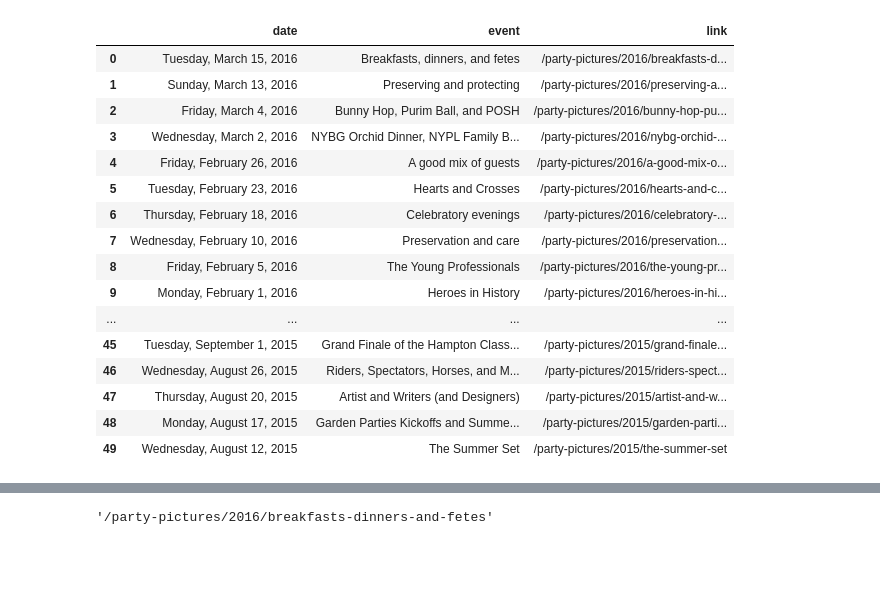
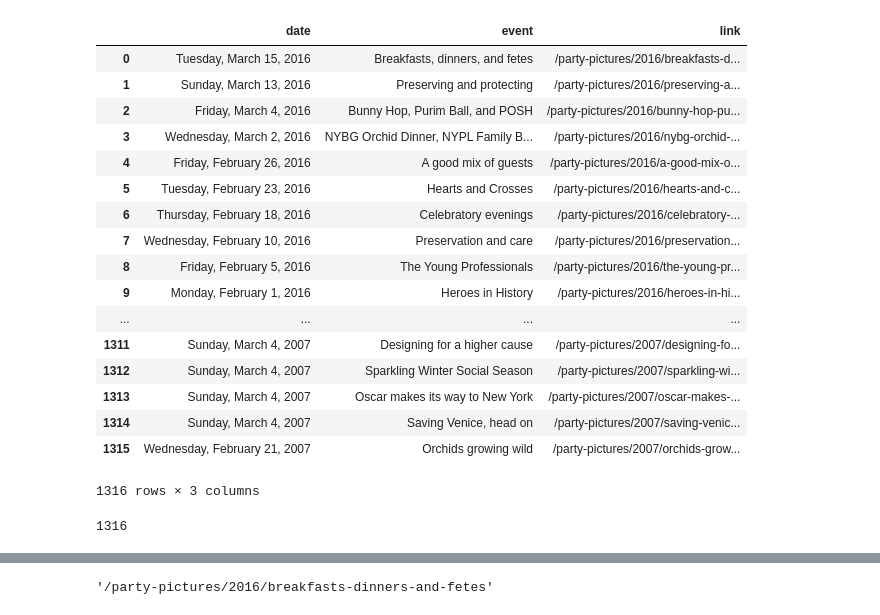
Before and after one commit to udicuty/miniprojects, a Jupyter notebook: graph.ipynb, the cells around one changed output, grey strips where cells are left out. Drawn from its saved outputs; the diff is of its cells as text; code cells hidden in the pictures; blank space fills up the shorter version.

```diff
--- a/graph.ipynb
+++ b/graph.ipynb
@@ -3,7 +3,7 @@ import requests
 #http://www.newyorksocialdiary.com/party-pictures?page=1
 url = "http://www.newyorksocialdiary.com/party-pictures"
 #response = requests.get(url, params={"limit": 1000, "offset": 0})
-response = requests.get(url)
+response = requests.get(url,params={'page':3})
 print response.url
 print response.text[:200] + "..."
 # %% [output]
@@ -34,18 +34,3 @@ print soup.prettify()
   <!-- End of StatCounter Code for Default Guide -->
  </body>
 </html>
-# %%
-import re
-re.compile("(a|div)")
-parent_div = soup.find('div', attrs={'class': 'view-content'}) #Find (at most) *one*
-
-print(parent_div.prettify())
-#a=parent_div.findAll('span')
-#print a[1]
-#tech_divs = parent_div.find_all('div', attrs={'class':'technology'})  #Find *all*
-#a=parent_div.findAll('span',attrs={'class': 'field-content'})
-#type(a)
-#firsta = parent_div[0]
-#b.select('span[class=field-content]')
-#print a[0]
-#print soup.findAll('href')
@@ -70,42 +37,46 @@ print(parent_div.prettify())
 # %%
 import pandas as pd
-parent_div = soup.select('div[class=view-content]')[0] #Find (at most) *one*
-a=parent_div.select('span[class=field-content]')
-#print a
-N=len(a)
-event=[a[i].text for i in range(N) if (i % 2)==0]
-date=[a[i].text for i in range(N) if (i % 2)==1]
-link=[a[i].select('a')[0]['href'] for i in range (N) if (i%2)==0]
+def scrap1(soup):
+    parent_div = soup.select('div[class=view-content]')[0] #Find (at most) *one*
+    a=parent_div.select('span[class=field-content]')
+    #print a
+    N=len(a)
+    event=[a[i].text for i in range(N) if (i % 2)==0]
+    date=[a[i].text for i in range(N) if (i % 2)==1]
+    link=[a[i].select('a')[0]['href'] for i in range (N) if (i%2)==0]
+    df=pd.DataFrame({'event':event,'date':date,'link':link})
+    return (df)
 
-df=pd.DataFrame({'event':event,'date':date,'link':link})
-df
-#link=[a[i]['href'] for i in range (N)]
-#link
-#print date
-#a[3].text
-#type(parent_div)
-#len(parent_div)
-#print parent_div
-#print(parent_div)
-#tech_divs = parent_div.select('span')  #Find *all*
-#print parent_div[0].select('span[class=field-content]')
-#unicode.join(u'\n',map(unicode,result))
-#print soup.findAll('href')
+
+df=pd.DataFrame(columns=['event','date','link'])
+for page in range (27):
+    response = requests.get(url,params={'page':page})
+    soup = BeautifulSoup(response.text)
+    ans=scrap1(soup)
+    df=pd.concat([df,ans])
+
+#Updating index
+df.index=range(len(df.index))
 # %% [output]
 |  | date | event | link |
 | 0 | Tuesday, March 15, 2016 | Breakfasts, dinners, and fetes | /party-pictures/2016/breakfasts-d... |
 | 1 | Sunday, March 13, 2016 | Preserving and protecting | /party-pictures/2016/preserving-a... |
 | 2 | Friday, March 4, 2016 | Bunny Hop, Purim Ball, and POSH | /party-pictures/2016/bunny-hop-pu... |
 | 3 | Wednesday, March 2, 2016 | NYBG Orchid Dinner, NYPL Family B... | /party-pictures/2016/nybg-orchid-... |
 | 4 | Friday, February 26, 2016 | A good mix of guests | /party-pictures/2016/a-good-mix-o... |
 | 5 | Tuesday, February 23, 2016 | Hearts and Crosses | /party-pictures/2016/hearts-and-c... |
 | 6 | Thursday, February 18, 2016 | Celebratory evenings | /party-pictures/2016/celebratory-... |
 | 7 | Wednesday, February 10, 2016 | Preservation and care | /party-pictures/2016/preservation... |
 | 8 | Friday, February 5, 2016 | The Young Professionals | /party-pictures/2016/the-young-pr... |
 | 9 | Monday, February 1, 2016 | Heroes in History | /party-pictures/2016/heroes-in-hi... |
 | ... | ... | ... | ... |
-| 45 | Tuesday, September 1, 2015 | Grand Finale of the Hampton Class... | /party-pictures/2015/grand-finale... |
-| 46 | Wednesday, August 26, 2015 | Riders, Spectators, Horses, and M... | /party-pictures/2015/riders-spect... |
-| 47 | Thursday, August 20, 2015 | Artist and Writers (and Designers) | /party-pictures/2015/artist-and-w... |
-| 48 | Monday, August 17, 2015 | Garden Parties Kickoffs and Summe... | /party-pictures/2015/garden-parti... |
-| 49 | Wednesday, August 12, 2015 | The Summer Set | /party-pictures/2015/the-summer-set |
+| 1311 | Sunday, March 4, 2007 | Designing for a higher cause | /party-pictures/2007/designing-fo... |
+| 1312 | Sunday, March 4, 2007 | Sparkling Winter Social Season | /party-pictures/2007/sparkling-wi... |
+| 1313 | Sunday, March 4, 2007 | Oscar makes its way to New York | /party-pictures/2007/oscar-makes-... |
+| 1314 | Sunday, March 4, 2007 | Saving Venice, head on | /party-pictures/2007/saving-venic... |
+| 1315 | Wednesday, February 21, 2007 | Orchids growing wild | /party-pictures/2007/orchids-grow... |
+1316 rows × 3 columns
+# %%
+len(df.index)
+# %% [output]
+1316
```
Also changed, not shown: parts of 6 cells of this notebook.
